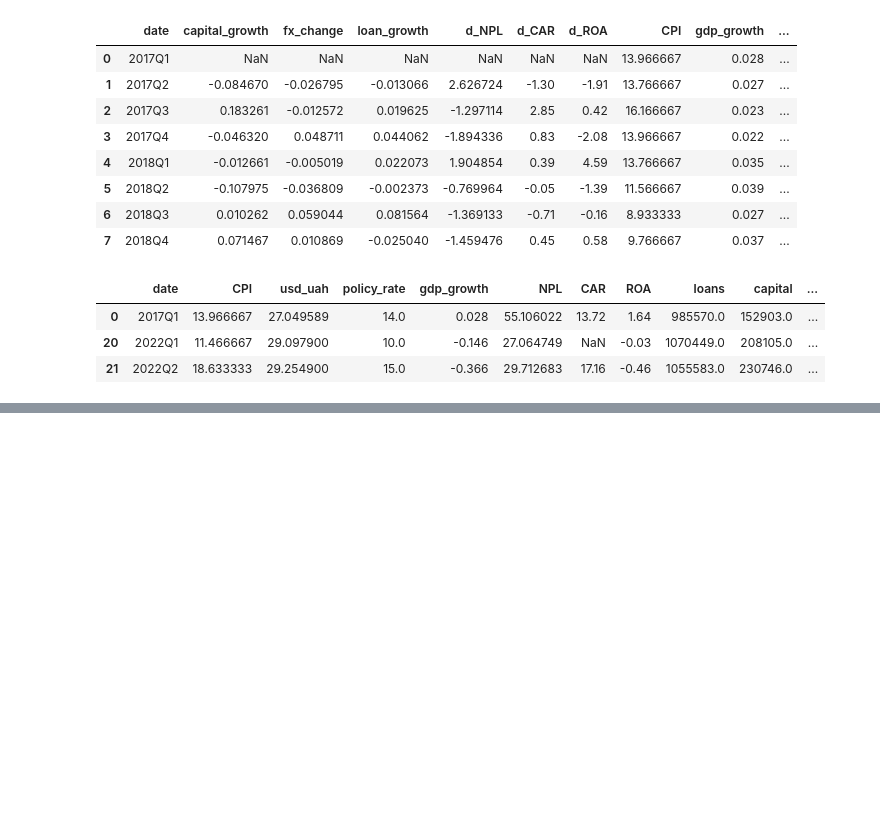
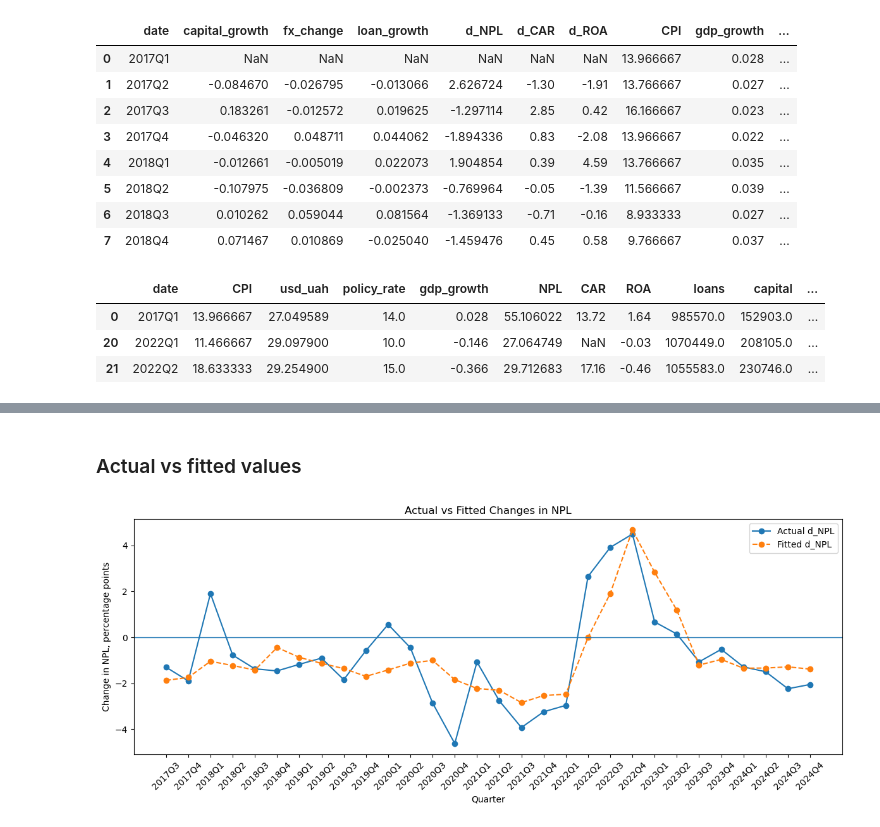
Before and after one commit to darenky/Stress-testing, a Jupyter notebook: notebooks/proccessing/03_regression.ipynb, the cells around one changed output, grey strips where cells are left out. Drawn from its saved outputs; the diff is of its cells as text; code cells hidden in the pictures; blank space fills up the shorter version.

```diff
--- a/notebooks/proccessing/03_regression.ipynb
+++ b/notebooks/proccessing/03_regression.ipynb
@@ -82,7 +78,0 @@ df_fe[df_fe.isna().any(axis=1)]
-# %%
-df_fe["war_dummy"] = (
-    df_fe["date"] >= "2022-01-01"
-).astype(int)
-
-display(df_fe.head())
-display(df_fe.tail())
@@ -217,0 +222,7 @@ Notes:
+# %%
+baseline_data = baseline_data.copy()
+
+baseline_data["fitted_d_NPL"] = baseline_model.fittedvalues
+baseline_data["residuals"] = baseline_model.resid
+
+display(baseline_data.head())
@@ -217,0 +236,31 @@ Notes:
+# %% [markdown]
+### Actual vs fitted values
+# %%
+plt.figure(figsize=(12, 5))
+
+plt.plot(
+    baseline_data["date"],
+    baseline_data["d_NPL"],
+    marker="o",
+    label="Actual d_NPL"
+)
+
+plt.plot(
+    baseline_data["date"],
+    baseline_data["fitted_d_NPL"],
+    marker="o",
+    linestyle="--",
+    label="Fitted d_NPL"
+)
+
+plt.axhline(0, linewidth=1)
+
+plt.title("Actual vs Fitted Changes in NPL")
+plt.xlabel("Quarter")
+plt.ylabel("Change in NPL, percentage points")
+plt.xticks(rotation=45)
+plt.legend()
+plt.tight_layout()
+plt.show()
+# %% [output]
+[figure, added]
```
Also changed, not shown: parts of 33 cells of this notebook, 2 other files.
